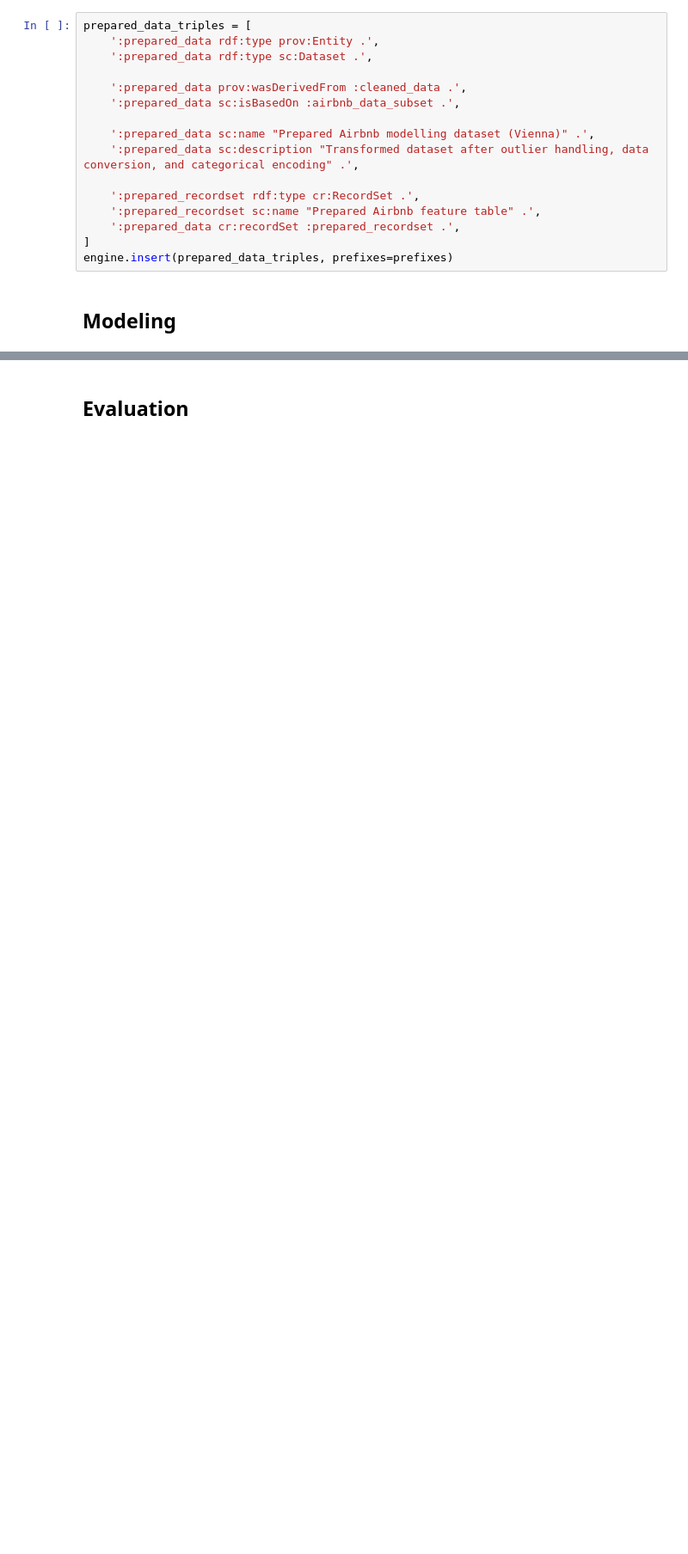
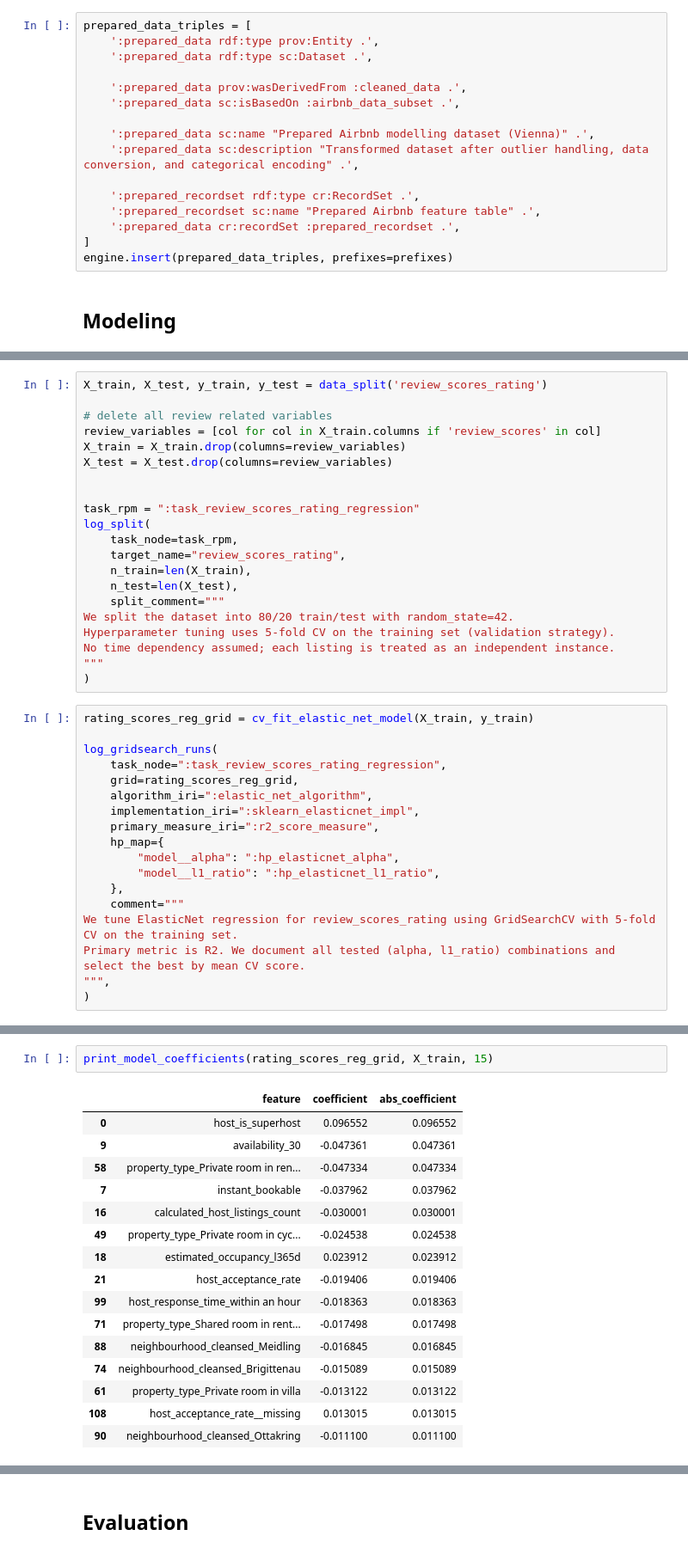
Before and after one commit to philippmoessner/tuwien_bi, a Jupyter notebook: Assignment3/notebook.ipynb, the cells around one changed output, grey strips where cells are left out. Shown at 86% size. Drawn from its saved outputs; the diff is of its cells as text; blank space fills up the shorter version.

```diff
--- a/Assignment3/notebook.ipynb
+++ b/Assignment3/notebook.ipynb
@@ -1996,0 +2453,39 @@ engine.insert(prepared_data_triples, prefixes=prefixes)
+# %%
+X_train, X_test, y_train, y_test = data_split('review_scores_rating')
+
+# delete all review related variables
+review_variables = [col for col in X_train.columns if 'review_scores' in col]
+X_train = X_train.drop(columns=review_variables)
+X_test = X_test.drop(columns=review_variables)
+
+
+task_rpm = ":task_review_scores_rating_regression"
+log_split(
+    task_node=task_rpm,
+    target_name="review_scores_rating",
+    n_train=len(X_train),
+    n_test=len(X_test),
+    split_comment="""
+We split the dataset into 80/20 train/test with random_state=42.
+Hyperparameter tuning uses 5-fold CV on the training set (validation strategy).
+No time dependency assumed; each listing is treated as an independent instance.
+"""
+)
+# %%
+rating_scores_reg_grid = cv_fit_elastic_net_model(X_train, y_train)
+
+log_gridsearch_runs(
+    task_node=":task_review_scores_rating_regression",
+    grid=rating_scores_reg_grid,
+    algorithm_iri=":elastic_net_algorithm",
+    implementation_iri=":sklearn_elasticnet_impl",
+    primary_measure_iri=":r2_score_measure",
+    hp_map={
+        "model__alpha": ":hp_elasticnet_alpha",
+        "model__l1_ratio": ":hp_elasticnet_l1_ratio",
+    },
+    comment="""
+We tune ElasticNet regression for review_scores_rating using GridSearchCV with 5-fold CV on the training set.
+Primary metric is R2. We document all tested (alpha, l1_ratio) combinations and select the best by mean CV score.
+""",
+)
@@ -1996,0 +2499,19 @@ engine.insert(prepared_data_triples, prefixes=prefixes)
+# %%
+print_model_coefficients(rating_scores_reg_grid, X_train, 15)
+# %% [output]
+|  | feature | coefficient | abs_coefficient |
+| 0 | host_is_superhost | 0.096552 | 0.096552 |
+| 9 | availability_30 | -0.047361 | 0.047361 |
+| 58 | property_type_Private room in ren... | -0.047334 | 0.047334 |
+| 7 | instant_bookable | -0.037962 | 0.037962 |
+| 16 | calculated_host_listings_count | -0.030001 | 0.030001 |
+| 49 | property_type_Private room in cyc... | -0.024538 | 0.024538 |
+| 18 | estimated_occupancy_l365d | 0.023912 | 0.023912 |
+| 21 | host_acceptance_rate | -0.019406 | 0.019406 |
+| 99 | host_response_time_within an hour | -0.018363 | 0.018363 |
+| 71 | property_type_Shared room in rent... | -0.017498 | 0.017498 |
+| 88 | neighbourhood_cleansed_Meidling | -0.016845 | 0.016845 |
+| 74 | neighbourhood_cleansed_Brigittenau | -0.015089 | 0.015089 |
+| 61 | property_type_Private room in villa | -0.013122 | 0.013122 |
+| 108 | host_acceptance_rate__missing | 0.013015 | 0.013015 |
+| 90 | neighbourhood_cleansed_Ottakring | -0.011100 | 0.011100 |
```
Also changed, not shown: parts of 34 cells of this notebook.
